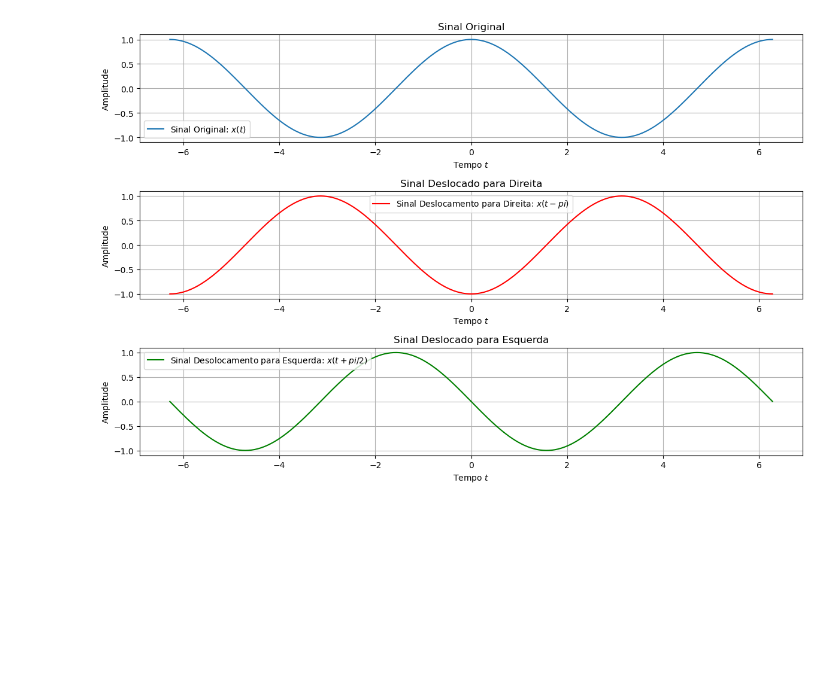
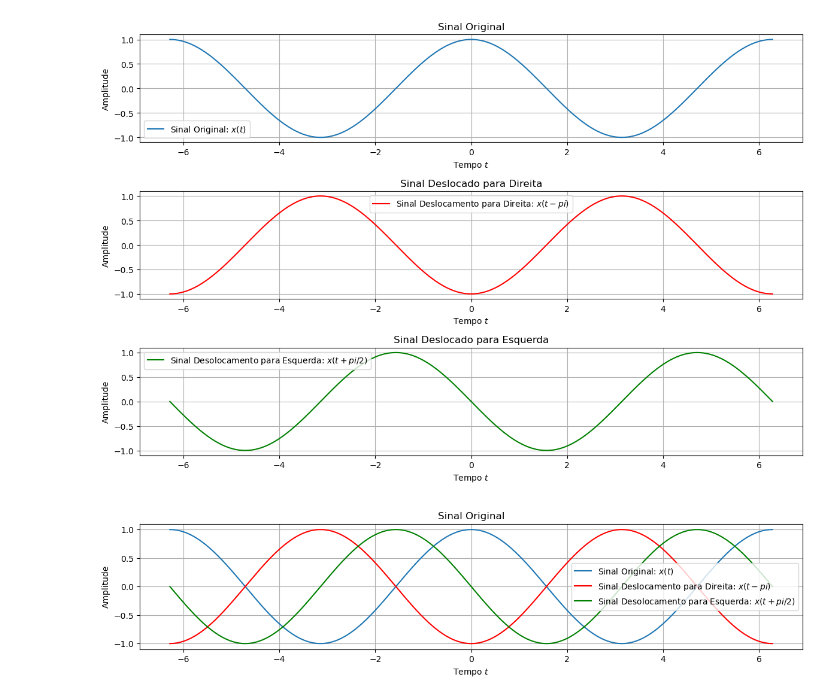
Before and after one commit to lfmarruda89/Prof_Arruda, a Jupyter notebook: Análise de Sistemas Lineares/Scylab : phyton/Deslocamento.ipynb, the cells around one changed output. Cells and saved outputs as stored; diff of their text form; code cells hidden in the pictures; blank space fills up the shorter version.

```diff
--- a/Análise de Sistemas Lineares/Scylab : phyton/Deslocamento.ipynb
+++ b/Análise de Sistemas Lineares/Scylab : phyton/Deslocamento.ipynb
@@ -45,3 +45,31 @@ plt.tight_layout()
 plt.show()
 # %% [output]
 [figure]
+# %%
+# Definindo o sinal original
+t = np.linspace(-2 * np.pi, 2 * np.pi, 400)
+x = np.cos(t)
+
+# Sinais escalados
+x_desloca_1 = np.cos(t - np.pi)  # Compressão (a = 2)
+x_desloca_2 = np.cos(t + (np.pi/2))  # Expansão (a = 0.5)
+
+# Configuração da janela de impressão 'tamanho do grafico'
+plt.figure(figsize=(12, 8))
+
+# Plot do sinal original
+plt.subplot(3, 1, 1) # pegar primeira janela de 3
+plt.plot(t, x, label='Sinal Original: $x(t)$') # imprimir o sinal com legenda
+plt.plot(t, x_desloca_1, label='Sinal Deslocamento para Direita: $x(t - pi)$', color='r') # imprimir o sinal com legenda
+plt.plot(t, x_desloca_2, label='Sinal Desolocamento para Esquerda: $x(t + pi/2)$', color='g') # imprimir o sinal com legenda
+plt.title('Sinal Original') # colocar um título na janela
+plt.xlabel('Tempo $t$') # legenda no eixo x "tempo"
+plt.ylabel('Amplitude') # legenda no eixo y "amplitude"
+plt.legend() # habilitar impressão da legenda do sinal
+plt.grid(True) # habilitar linhas de gride
+
+#plotar grafico
+plt.tight_layout()
+plt.show()
+# %% [output]
+[figure, added]
```
